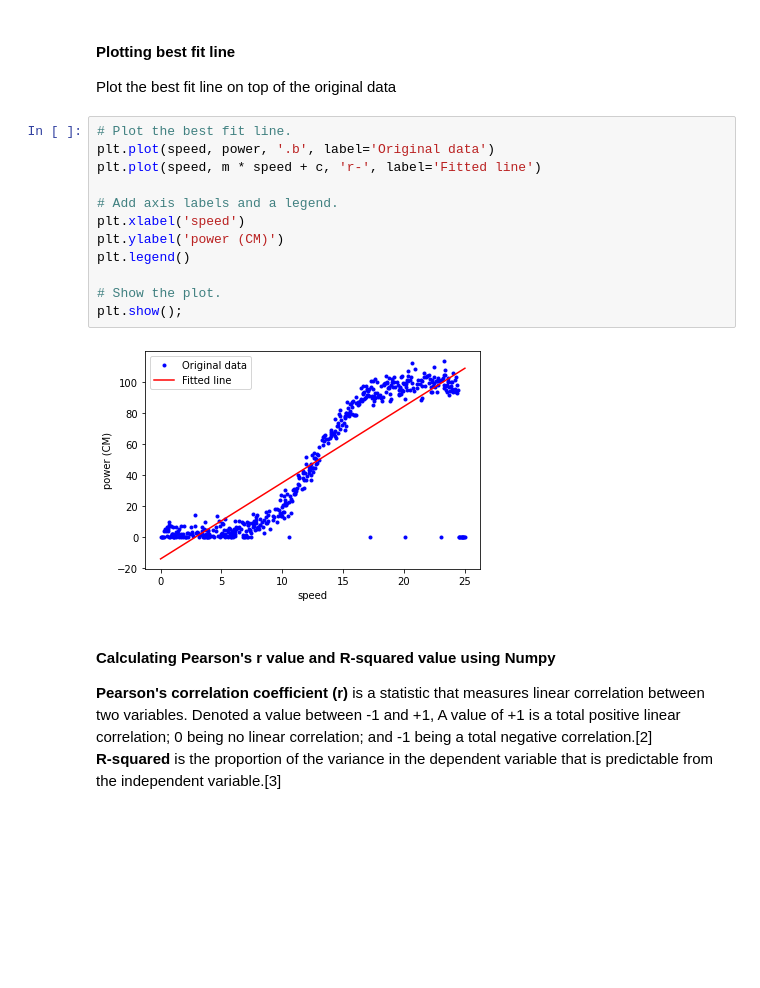
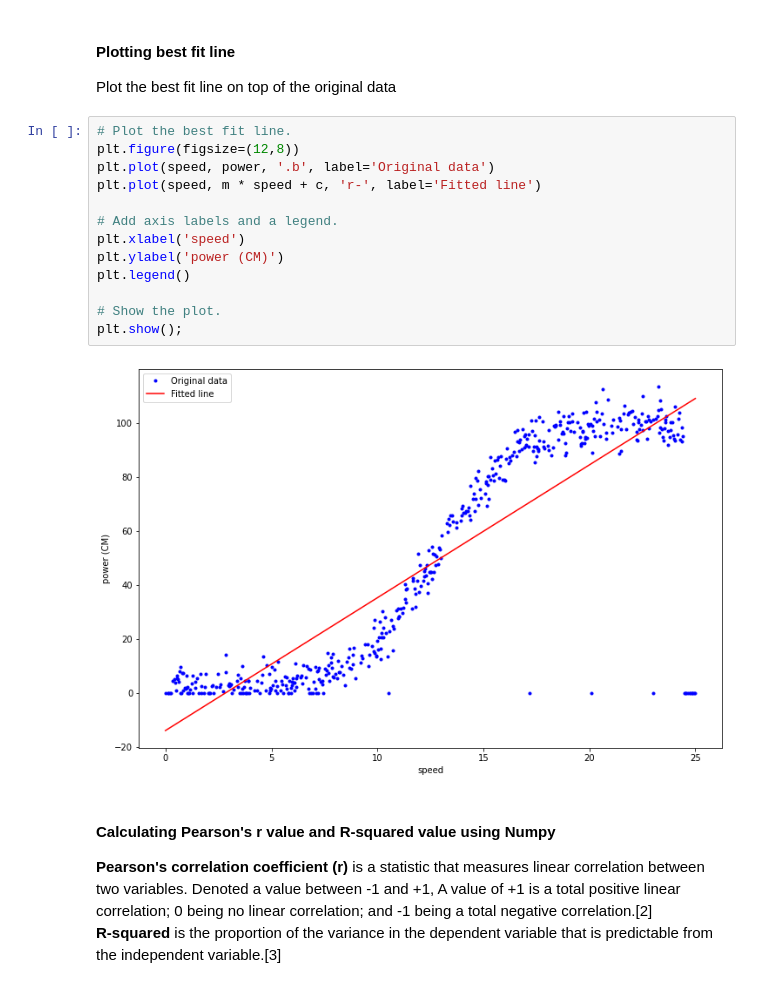
Before and after one commit to killfoley/fundamentalsofDA_project, a Jupyter notebook: Project.ipynb, the cells around one changed output. Drawn from its saved outputs; the diff is of its cells as text; blank space fills up the shorter version.

```diff
--- a/Project.ipynb
+++ b/Project.ipynb
@@ -101,18 +101,19 @@ m(slope): 4.918    c(intercept): -13.900
 Plot the best fit line on top of the original data
 # %%
 # Plot the best fit line.
+plt.figure(figsize=(12,8))
 plt.plot(speed, power, '.b', label='Original data')
 plt.plot(speed, m * speed + c, 'r-', label='Fitted line')
 
 # Add axis labels and a legend.
 plt.xlabel('speed')
 plt.ylabel('power (CM)')
 plt.legend()
 
 # Show the plot.
 plt.show();
 # %% [output]
-[figure, old version]
+[figure, new version]
 # %% [markdown]
 #### Calculating Pearson's r value and R-squared value using Numpy
 **Pearson's correlation coefficient (r)** is a statistic that measures linear correlation between two variables. Denoted a value between -1 and +1, A value of +1 is a total positive linear correlation; 0 being no linear correlation; and -1 being a total negative correlation.[2]
```
Also changed, not shown: parts of 20 cells of this notebook.
